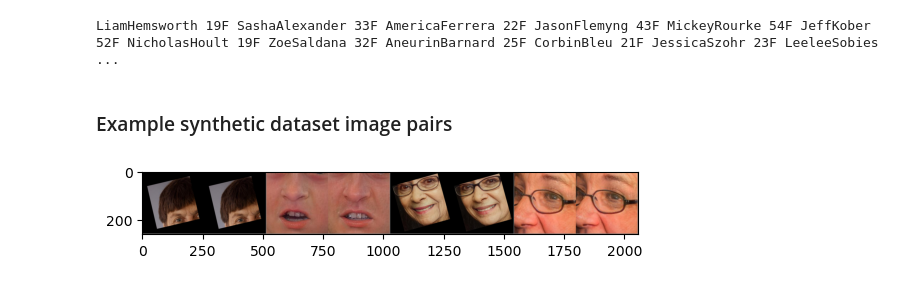
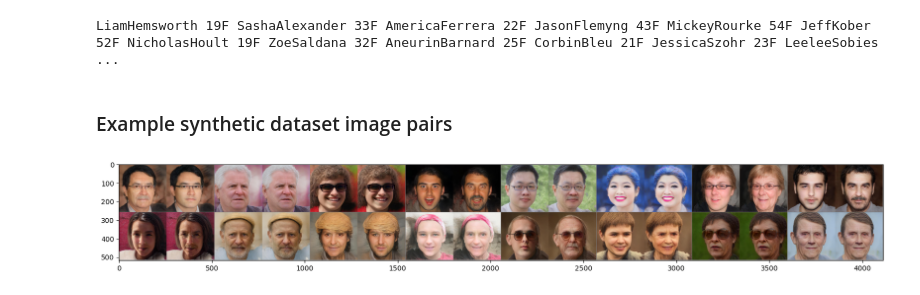
Before and after one commit to pdombrza/face-aging-models, a Jupyter notebook: notebooks/analysis.ipynb, the cells around one changed output. Cells and saved outputs as stored; diff of their text form; code cells hidden in the pictures.

```diff
--- a/notebooks/analysis.ipynb
+++ b/notebooks/analysis.ipynb
@@ -267,26 +267,34 @@ LiamHemsworth 19F SashaAlexander 33F AmericaFerrera 22F JasonFlemyng 43F MickeyR
 # %%
 %matplotlib inline
 from datasets.synthetic_loader import SynthFRANDataset
 from constants import SYNTHETIC_IMAGES_FULL
 images_path = SYNTHETIC_IMAGES_FULL
-transform = AugmentationSequential(
-    transforms.ConvertImageDtype(dtype=torch.float),
-    kornia.augmentation.RandomCrop((256, 256)),
-    kornia.augmentation.ColorJitter(p=0.5),
-    kornia.augmentation.RandomBoxBlur(p=0.1),
-    kornia.augmentation.RandomBrightness(p=0.5),
-    kornia.augmentation.RandomContrast(p=0.5),
-    kornia.augmentation.RandomAffine(degrees=(-30, 30), scale=(0.5, 1.5), p=0.6),
-    transforms.Normalize((0.5, 0.5, 0.5), (0.5, 0.5, 0.5)),
-    same_on_batch=False,
+# transform = AugmentationSequential(
+#     transforms.ConvertImageDtype(dtype=torch.float),
+#     kornia.augmentation.RandomCrop((256, 256)),
+#     kornia.augmentation.ColorJitter(p=0.5),
+#     kornia.augmentation.RandomBoxBlur(p=0.1),
+#     kornia.augmentation.RandomBrightness(p=0.5),
+#     kornia.augmentation.RandomContrast(p=0.5),
+#     kornia.augmentation.RandomAffine(degrees=(-30, 30), scale=(0.5, 1.5), p=0.6),
+#     transforms.Normalize((0.5, 0.5, 0.5), (0.5, 0.5, 0.5)),
+#     same_on_batch=False,
+# )
+transform = transforms.Compose(
+    [
+        transforms.Resize((256, 256)),
+        transforms.ConvertImageDtype(torch.float),
+        transforms.Normalize((0.5, 0.5, 0.5), (0.5, 0.5, 0.5))
+    ]
 )
-batch_size = 4
+batch_size = 16
 dataset = SynthFRANDataset(images_path, transform=transform)
 dataloader = DataLoader(dataset, batch_size=batch_size, shuffle=True)
 batch = next(iter(dataloader))
+plt.figure(figsize = (20,10))
 inputs = batch["input_img"]
 targets = batch["target_img"]
 images = torch.cat((inputs, targets), dim=-1)
 imshow(torchvision.utils.make_grid(images))
 # %% [output]
-[figure, old version]
+[figure, new version]
```
Also changed, not shown: 3 other files.
